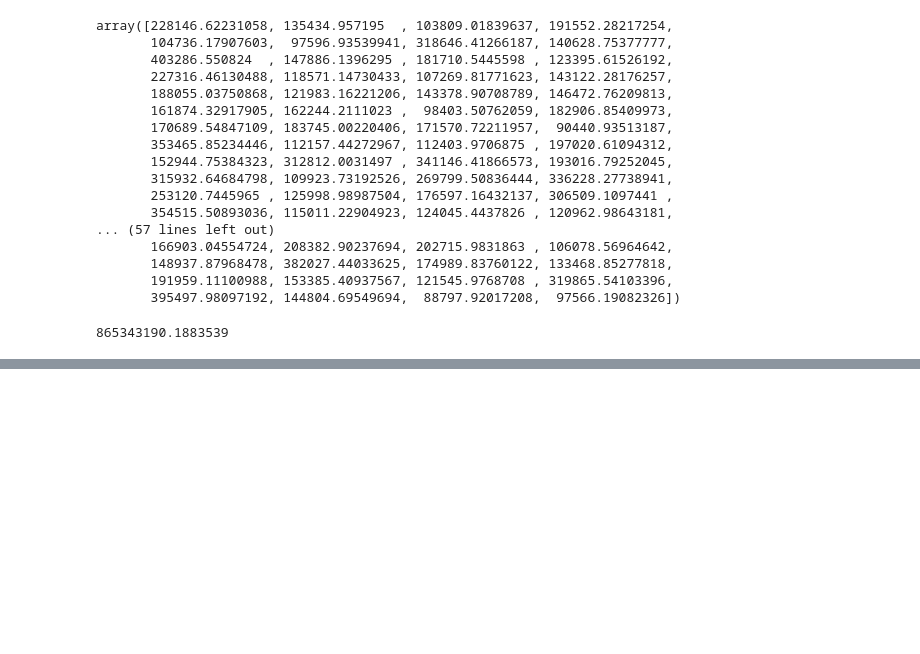
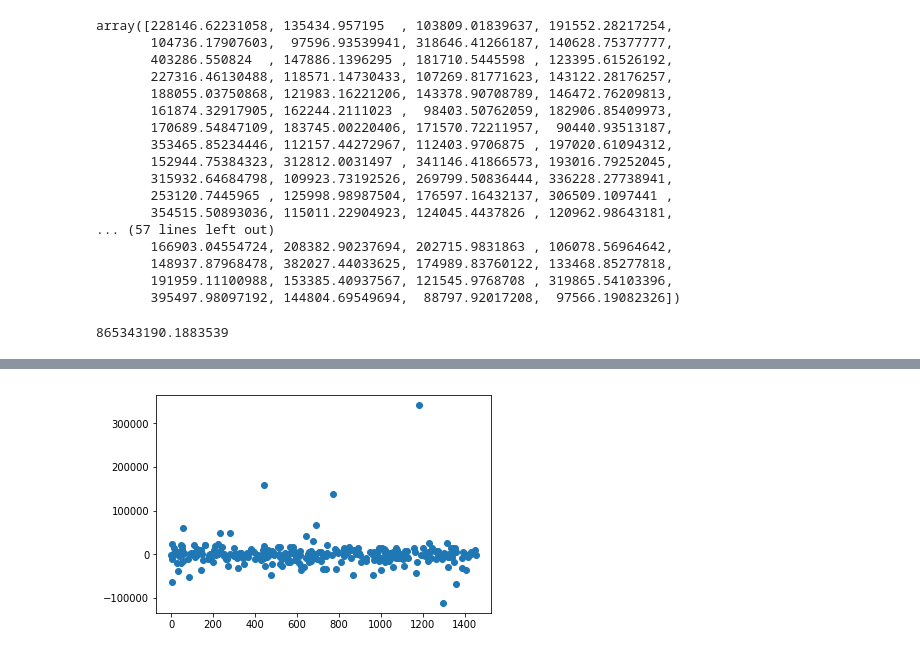
Before and after one commit to RicardoRendonR/141c, a Jupyter notebook: Jerry_141C/DATA Splitting for LightGMB .ipynb, the cells around one changed output, grey strips where cells are left out. Drawn from its saved outputs; the diff is of its cells as text; code cells hidden in the pictures; blank space fills up the shorter version.

```diff
--- a/Jerry_141C/DATA Splitting for LightGMB .ipynb
+++ b/Jerry_141C/DATA Splitting for LightGMB .ipynb
@@ -198,0 +205,5 @@ mse
+# %%
+plt.scatter(true_x_test[:,0],true_y_test-y_pred)
+plt.show()
+# %% [output]
+[figure, added]
```
Also changed, not shown: parts of 1 cell of this notebook.
